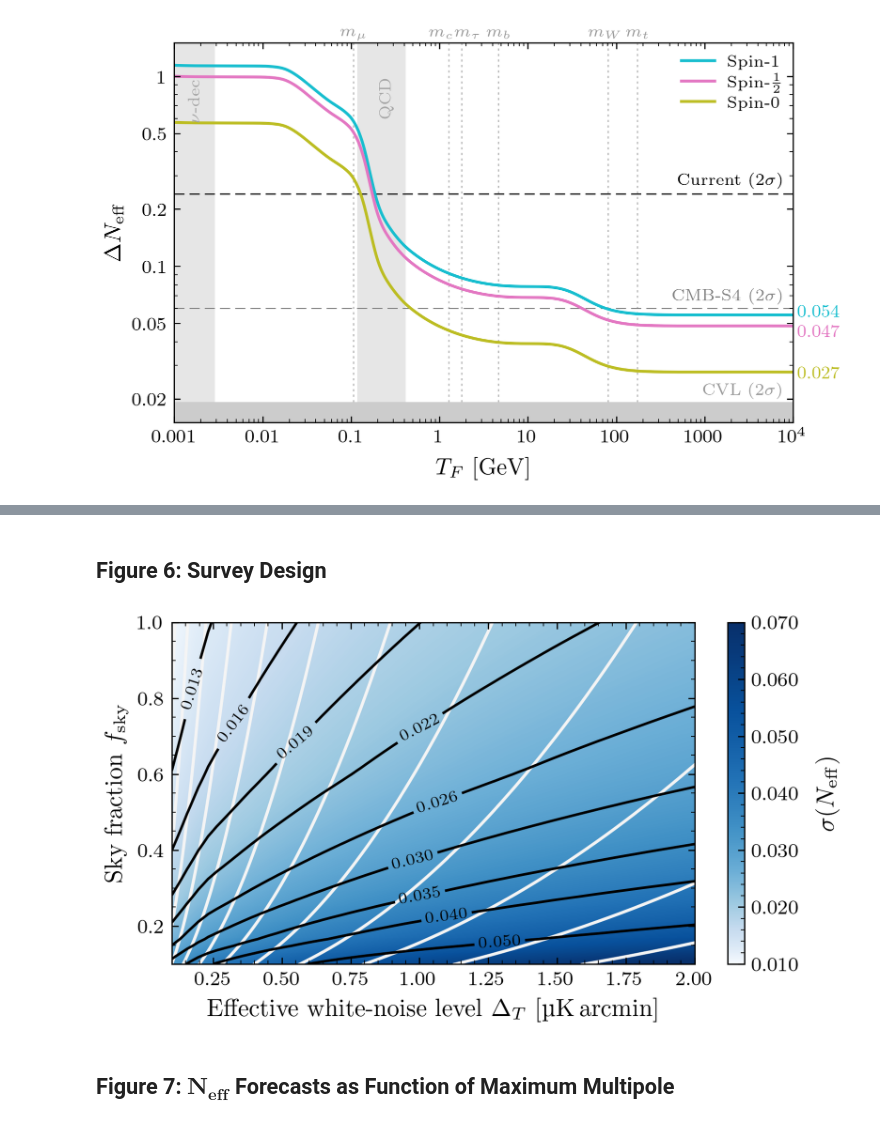
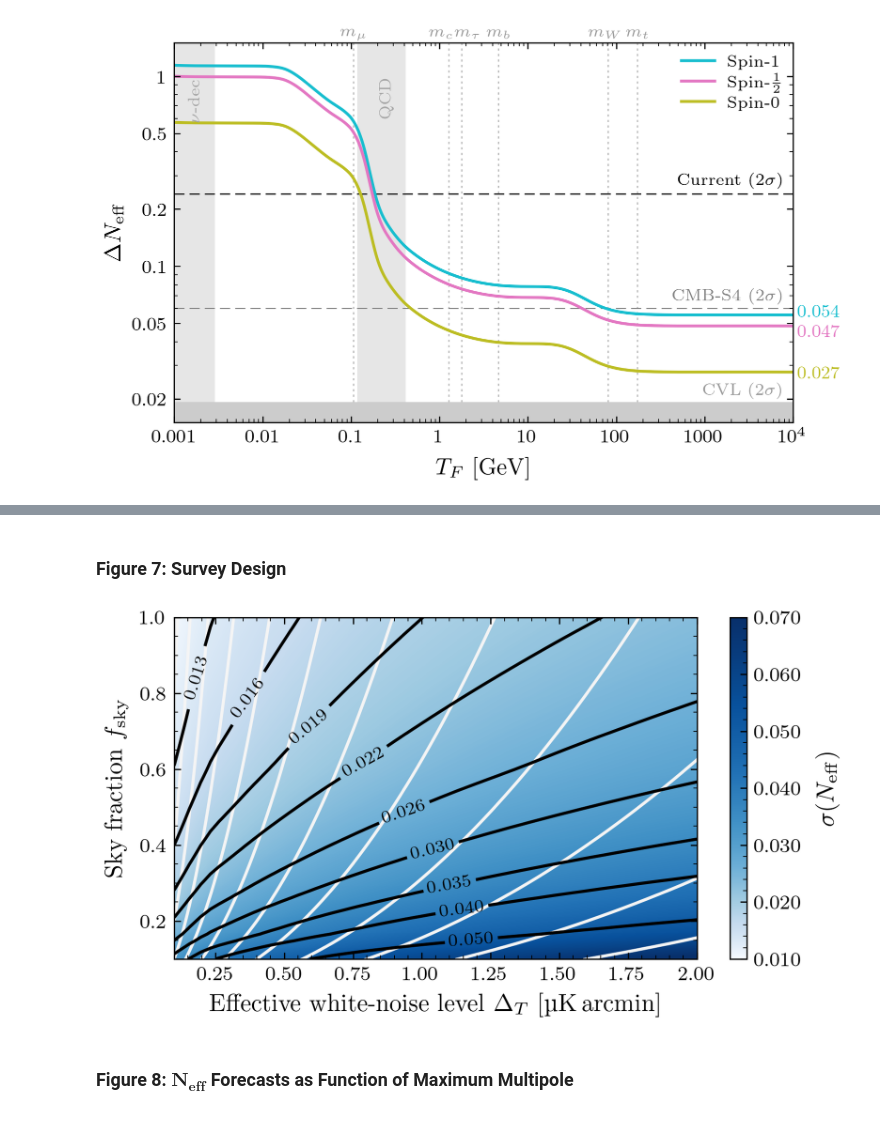
Before and after one commit to sriniraghunathan/cmb_s4_all_chile_optimisation_2025_05, a Jupyter notebook: figures_neff_paper.ipynb, the cells around one changed output, grey strips where cells are left out. Drawn from its saved outputs; the diff is of its cells as text; code cells hidden in the pictures.

```diff
--- a/figures_neff_paper.ipynb
+++ b/figures_neff_paper.ipynb
@@ -297,5 +268,10 @@ GOLDEN_RATIO = (1+np.sqrt(5.))/2.
 # %%
-all_data = np.load('data/figure_data.npy', allow_pickle=True).item()
+# All figures
+# all_data = {'Figure 1': FIGURE1, 'Figure 2': FIGURE2, 'Figure 3': FIGURE3, 'Figure 4': FIGURE4,
+#             'Figure 5': FIGURE5, 'Figure 6': FIGURE6, 'Figure 7': FIGURE7, 'Figure 8': FIGURE8}
+# np.save('data/figure_data_neff', all_data)
+
+all_data = np.load('data/figure_data_neff.npy', allow_pickle=True).item()
 # %% [markdown]
 ## Figures
 # %% [markdown]
@@ -740 +712,17 @@ subprocess.run(["epstopdf", "--gsopt=-dCompatibilityLevel=1.5", f'figures/{fig_n
+# %%
+FIGURE5 = all_data['Figure 5']
+tex_code = FIGURE5['TeX code']
+
+fig_name = 'pipeline'
+
+subprocess.run(["pdflatex", "-interaction=nonstopmode", f"-jobname={fig_name}", r"\input{/dev/stdin}"],
+               input=tex_code, text=True, cwd='/tmp/', stdout=subprocess.DEVNULL,  stderr=subprocess.PIPE)
+subprocess.run(["pdflatex", "-interaction=nonstopmode", f"-jobname={fig_name}", r"\input{/dev/stdin}"],
+               input=tex_code, text=True, cwd='/tmp/', stdout=subprocess.DEVNULL,  stderr=subprocess.PIPE)
+generated_pdf = f'/tmp/{fig_name}.pdf'
+
+if os.path.exists(generated_pdf):
+    os.replace(generated_pdf, f'{os.getcwd()}/figures/{fig_name}.pdf')
+else:
+    print("pdfTeX compilation failed. Check /tmp/ for logs.")
 # %% [markdown]
@@ -780,8 +766,8 @@ subprocess.run(["epstopdf", "--gsopt=-dCompatibilityLevel=1.5", f'figures/{fig_n
 # %% [markdown]
-## Figure 6: Survey Design
+### Figure 7: Survey Design
 # %%
-FIGURE6 = all_data['Figure 6']
-noise_range, fsky_range, sigma_neff = FIGURE6['noise_range'], FIGURE6['fsky_range'], FIGURE6['sigma_neff']
+FIGURE7 = all_data['Figure 7']
+noise_range, fsky_range, sigma_neff = FIGURE7['noise_range'], FIGURE7['fsky_range'], FIGURE7['sigma_neff']
 
 plot_contours = np.array([0.013, 0.016, 0.019, 0.022, 0.026, 0.030, 0.035, 0.040, 0.050])
 plot_contoursf = np.log10(np.arange(0.010, 0.0712, 0.0001))
@@ -790,14 +776,12 @@ def const_time_curve(noise, noise_ref, fsky_ref):
     return fsky_ref * (noise / noise_ref) ** 2
 
 
-mpl.rcParams['text.latex.preamble'] = r'\usepackage{siunitx}'
-
 plt.figure(figsize = (5., 5./1.9))
 
 plt.xlabel(r'Effective white-noise level $\Delta_T$ $[\si{\micro\kelvin.arcmin}]$')
-plt.xlim([0.1,2.])
-plt.ylabel('Sky fraction $f_\mathrm{sky}$')
-plt.ylim([0.1,1.])
+plt.xlim([0.1, 2.])
+plt.ylabel(r'Sky fraction $f_\mathrm{sky}$', labelpad=5)
+plt.ylim([0.1, 1.])
 
 contour = plt.contourf(sp_zoom(noise_range, 3, order=2), sp_zoom(fsky_range, 3, order=2),
                        np.log10(sp_zoom(np.transpose(sigma_neff), 3, order=2)),
@@ -805,37 +789,38 @@ contour = plt.contourf(sp_zoom(noise_range, 3, order=2), sp_zoom(fsky_range, 3,
                        vmin=np.log10(0.01), vmax=np.log10(0.070))
 contour.set_edgecolor("face")
 
 for relative_time in 2.**np.arange(-3, 9, 1):
     noise_range2 = np.linspace(0.1, 2.0, int(10000/np.sqrt(relative_time)))
     fsky = const_time_curve(noise_range2, 0.1*np.sqrt(relative_time), 0.1)
     m = (fsky >= 0.099) & (fsky <= 1.002)
     plt.plot(noise_range2[m], fsky[m], color='0.96')
 
 cp = plt.contour(sp_zoom(noise_range, 3, order=2), sp_zoom(fsky_range, 3, order=2),
                  sp_zoom(np.transpose(sigma_neff), 3, order=2), plot_contours, colors='black',
-                 linewidths=mpl.rcParams['lines.linewidth']-0.2)
-plt.clabel(cp, inline=True, fontsize=mpl.rcParams['xtick.labelsize']-1.5, inline_spacing=22)
+                 linewidths=mpl.rcParams['lines.linewidth'])
+label_positions = [(0.15, 0.85), (0.35, 0.8), (0.6, 0.7), (0.8, 0.6), (0.95, 0.45), (1.05, 0.35), (1.1, 0.30), (1.15, 0.20), (1.18, 0.15)]
+plt.clabel(cp, inline=True, fontsize=mpl.rcParams['legend.fontsize'], inline_spacing=22, manual=label_positions)
 
 
 fig = plt.gcf()
 cbar = fig.colorbar(contour, pad=0.05)
 cbar.ax.set_ylim(np.log10([0.01, 0.07]))
 tick_loc = np.arange(0.01, 0.071, 0.01)
 cbar.set_ticks(np.log10(tick_loc))
 cbar.set_ticklabels(['{:1.3f}'.format(loc) for loc in tick_loc])
 minor_loc = np.arange(0.010, 0.0701, 0.002)
 cbar.ax.yaxis.set_minor_locator(mpl.ticker.FixedLocator(np.log10(minor_loc)))
-cbar.set_label(r'$\sigma(N_\mathrm{eff})$', rotation='vertical', labelpad=12., verticalalignment='center')
+cbar.set_label(r'$\sigma(N_\mathrm{eff})$', rotation='vertical', labelpad=11., verticalalignment='center')
 
 
-fig_name = 'neff_noise-sky-time'
+fig_name = 'neff_optimization'
 plt.savefig(f'figures/{fig_name}')
 
 plt.show()
 plt.close()
 
 subprocess.run(["epstopdf", "--gsopt=-dCompatibilityLevel=1.5", f'figures/{fig_name}.eps'], check=True);
 # %% [output]
-[figure, old version]
+[figure, new version]
 # %% [markdown]
-## Figure 7: $\mathbf{N}_\mathbf{eff}$ Forecasts as Function of Maximum Multipole
+### Figure 8: $\mathbf{N}_\mathbf{eff}$ Forecasts as Function of Maximum Multipole
```
Also changed, not shown: parts of 28 cells of this notebook, 2 other files.
